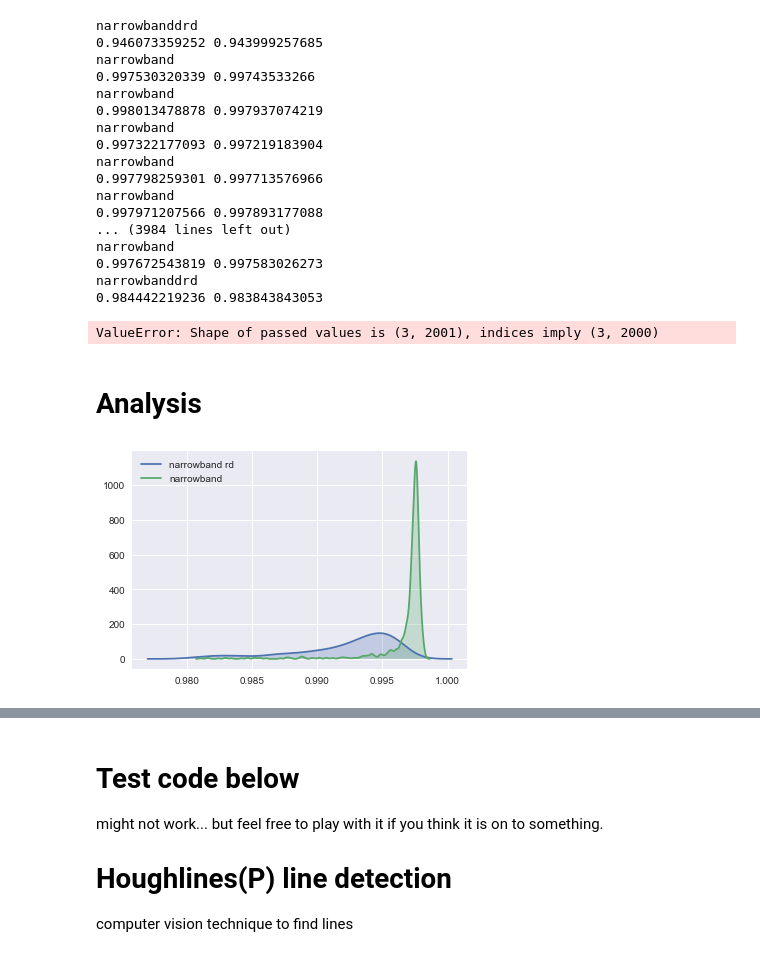
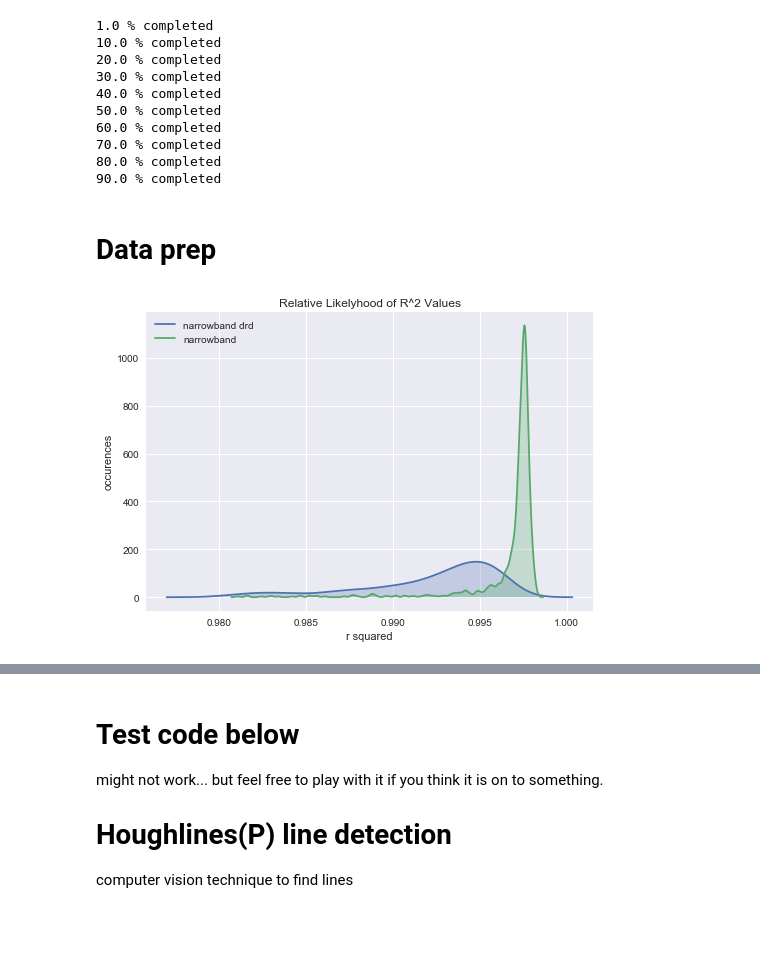
Before and after one commit to magixsno/ml4seticodechallenge, a Jupyter notebook: mohit/narrow_linear_fit.ipynb, the cells around one changed output, grey strips where cells are left out. Cells and saved outputs as stored; diff of their text form; code cells hidden in the pictures; blank space fills up the shorter version.

Commit message:
update narrow linReg classifier

```diff
--- a/mohit/narrow_linear_fit.ipynb
+++ b/mohit/narrow_linear_fit.ipynb
@@ -141,66 +141,66 @@ def narrow_linear_fit(image, stretch_factor):
 # %%
 plot_ = False #toggle
-data = np.empty((3,)) #for logging values
+data = np.empty((6,)) #for logging values
 index = ['null'] #for logging values
-stretch = 1 #factor to stretch (affine) image by
 
-for img_name in basic4list:
+for i, img_name in enumerate(basic4list):
     full_label = label_csv.loc[img_name.split('.')[0]] #ID
     class_ = full_label[1]
     if class_=='narrowbanddrd' or class_=='narrowband':
         index.append(img_name)
-        result, line, x, spectrogram  = narrow_linear_fit(img_name, stretch)
-        data = np.vstack((data, [class_, result.rsquared, result.rsquared_adj]))  #log for analysis
+        model, line, x, m, b, std, spectrogram  = narrow_linear_fit(img_name) #apply linear function
 
-        print class_
-        print result.rsquared, result.rsquared_adj
+        data = np.vstack((data, [class_, model.rsquared, model.rsquared_adj, m, b, std]))  #log for analysis
+#         print class_
+#         print result.rsquared, result.rsquared_adj
 
         if plot_ == True:
-            fig, (ax1) = plt.subplots(1, 1)
+            fig, (ax1, ax2) = plt.subplots(1, 2)
             fig.set_size_inches(7, 7)
             ax1.plot(line, x)
-#             ax2.imshow(spectrogram, aspect = 10000)
+            ax2.imshow(spectrogram, aspect = 10000)
             plt.show()
 
-results = pd.DataFrame(data=data, columns=['class', 'r2', 'adj_r2'], index=index)
+    progress = i/float(len(basic4list))*100
+    if  progress in [1, 10, 20, 30, 40, 50, 60, 70, 80, 90, 100]:
+        print progress, '% completed'
+
+results = pd.DataFrame(data=data, columns=['class', 'r2', 'adj_r2', 'slope', 'intercept', 'std'], index=index)
 # %% [output]
-narrowbanddrd
-0.946073359252 0.943999257685
-narrowband
-0.997530320339 0.99743533266
-narrowband
-0.998013478878 0.997937074219
-narrowband
-0.997322177093 0.997219183904
-narrowband
-0.997798259301 0.997713576966
-narrowband
-0.997971207566 0.997893177088
-... (3984 lines left out)
-narrowband
-0.997672543819 0.997583026273
-narrowbanddrd
-0.984442219236 0.983843843053
+1.0 % completed
+10.0 % completed
+20.0 % completed
+30.0 % completed
+40.0 % completed
+50.0 % completed
+60.0 % completed
+70.0 % completed
+80.0 % completed
+90.0 % completed
-ValueError: Shape of passed values is (3, 2001), indices imply (3, 2000)
-# %% [markdown]
-# Analysis
+# %% [markdown]
+# Data prep
+# %%
+# build a data frame of the results
+# only run once!
+# results = results[1:] #first row null
+results[[1:]] = results[[1:]].apply(pd.to_numeric) #string to float
+results[['r2', 'adj_r2', 'slope', 'intercept', 'std']] = results[['r2', 'adj_r2', 'slope', 'intercept', 'std']].apply(pd.to_numeric) #string to float
 # %%
-#build a data frame of the results
-#results = pd.DataFrame(data=data, columns=['class', 'r2', 'adj_r2'])
-
-results = results[1:] #first row null
-results[['r2','adj_r2']] = results[['r2','adj_r2']].apply(pd.to_numeric) #string to float
-
 # split the narrowband and narrowbandrd labels and filter by r^2
-nb_rd = results[results['class']=='narrowbanddrd']['adj_r2']
-nb_rd = nb_rd[nb_rd>0.98] #filter r^2 values to help find the intersection
+nb_drd = results[results['class']=='narrowbanddrd']['adj_r2']
+nb_drd = nb_drd[nb_drd>0.98] #filter r^2 values to help find the intersection
 nb = results[results['class']=='narrowband']['adj_r2']
 nb = nb[nb>0.98]
 
 #kernel density plot (smoothed histogram)
 sb.kdeplot(nb_rd, gridsize=1000, shade=True)
 sb.kdeplot(nb, gridsize=1000, shade=True)
-plt.legend(['narrowband rd', 'narrowband'])
+plt.legend(['narrowband drd', 'narrowband'])
+plt.title('Relative Likelyhood of R^2 Values')
+plt.xlabel('r squared')
+plt.ylabel('occurences')
 plt.show()
+
+results.head()
 # %% [output]
-[figure, old version]
+[figure, new version]
```
Also changed, not shown: parts of 14 cells of this notebook.
